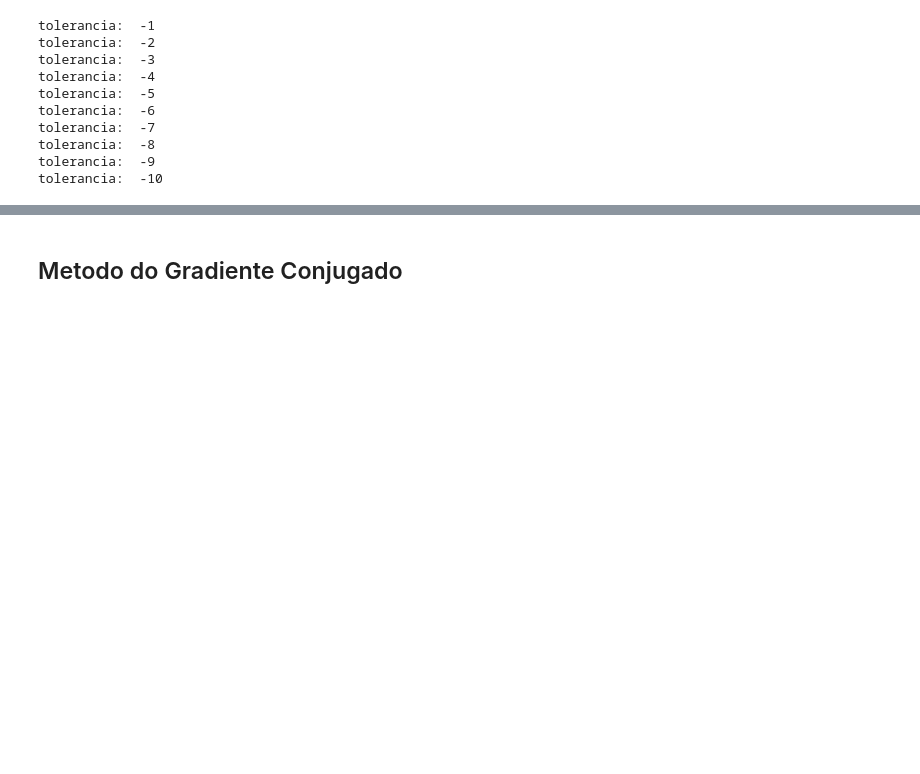
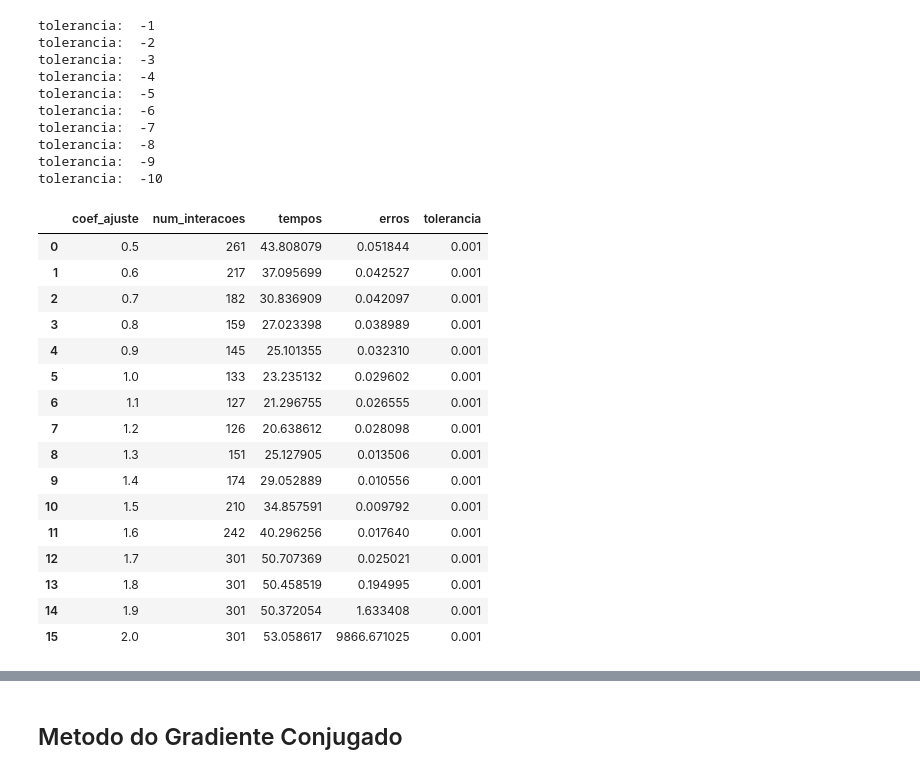
Before and after one commit to Gugres/estudo_de_sitemas_lineares, a Jupyter notebook: metodos_interativos/analise_SOR.ipynb, the cells around one changed output, grey strips where cells are left out. Saved outputs shown, nothing was run; the diff lists cells and outputs as text; code cells hidden in the pictures; blank space fills up the shorter version.

```diff
--- a/metodos_interativos/analise_SOR.ipynb
+++ b/metodos_interativos/analise_SOR.ipynb
@@ -165,0 +168,20 @@ tolerancia:  -10
+# %%
+df_analise_SOR
+# %% [output]
+|  | coef_ajuste | num_interacoes | tempos | erros | tolerancia |
+| 0 | 0.5 | 261 | 43.808079 | 0.051844 | 0.001 |
+| 1 | 0.6 | 217 | 37.095699 | 0.042527 | 0.001 |
+| 2 | 0.7 | 182 | 30.836909 | 0.042097 | 0.001 |
+| 3 | 0.8 | 159 | 27.023398 | 0.038989 | 0.001 |
+| 4 | 0.9 | 145 | 25.101355 | 0.032310 | 0.001 |
+| 5 | 1.0 | 133 | 23.235132 | 0.029602 | 0.001 |
+| 6 | 1.1 | 127 | 21.296755 | 0.026555 | 0.001 |
+| 7 | 1.2 | 126 | 20.638612 | 0.028098 | 0.001 |
+| 8 | 1.3 | 151 | 25.127905 | 0.013506 | 0.001 |
+| 9 | 1.4 | 174 | 29.052889 | 0.010556 | 0.001 |
+| 10 | 1.5 | 210 | 34.857591 | 0.009792 | 0.001 |
+| 11 | 1.6 | 242 | 40.296256 | 0.017640 | 0.001 |
+| 12 | 1.7 | 301 | 50.707369 | 0.025021 | 0.001 |
+| 13 | 1.8 | 301 | 50.458519 | 0.194995 | 0.001 |
+| 14 | 1.9 | 301 | 50.372054 | 1.633408 | 0.001 |
+| 15 | 2.0 | 301 | 53.058617 | 9866.671025 | 0.001 |
```
Also changed, not shown: parts of 17 cells of this notebook, 7 other files.
